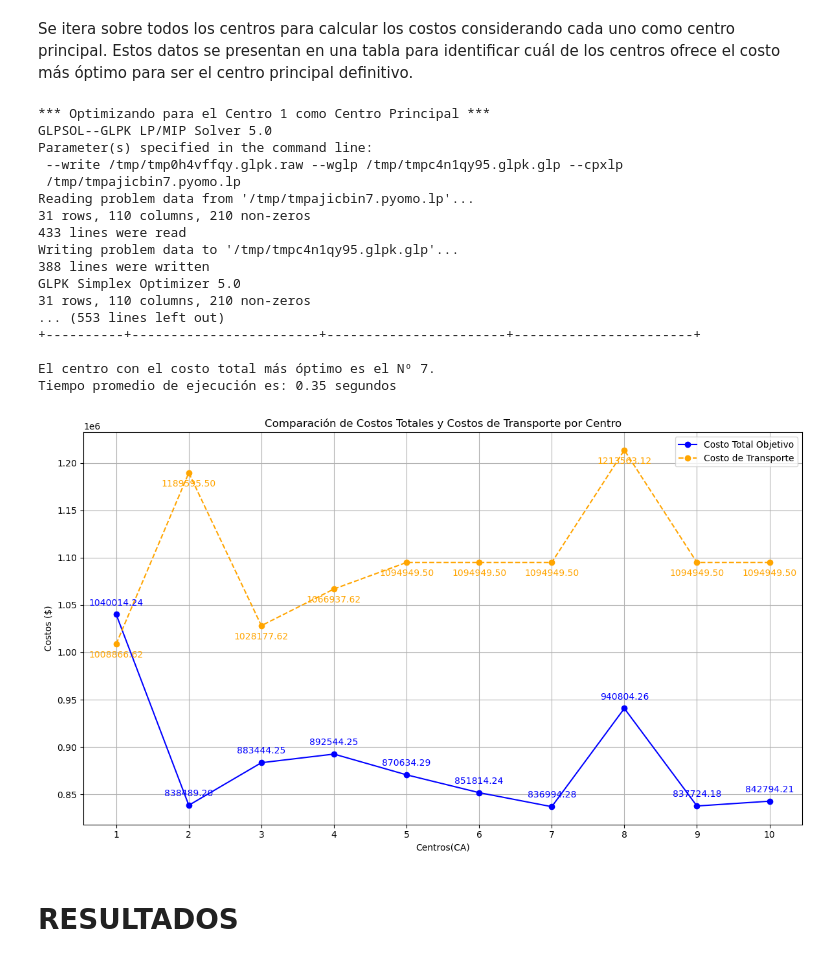
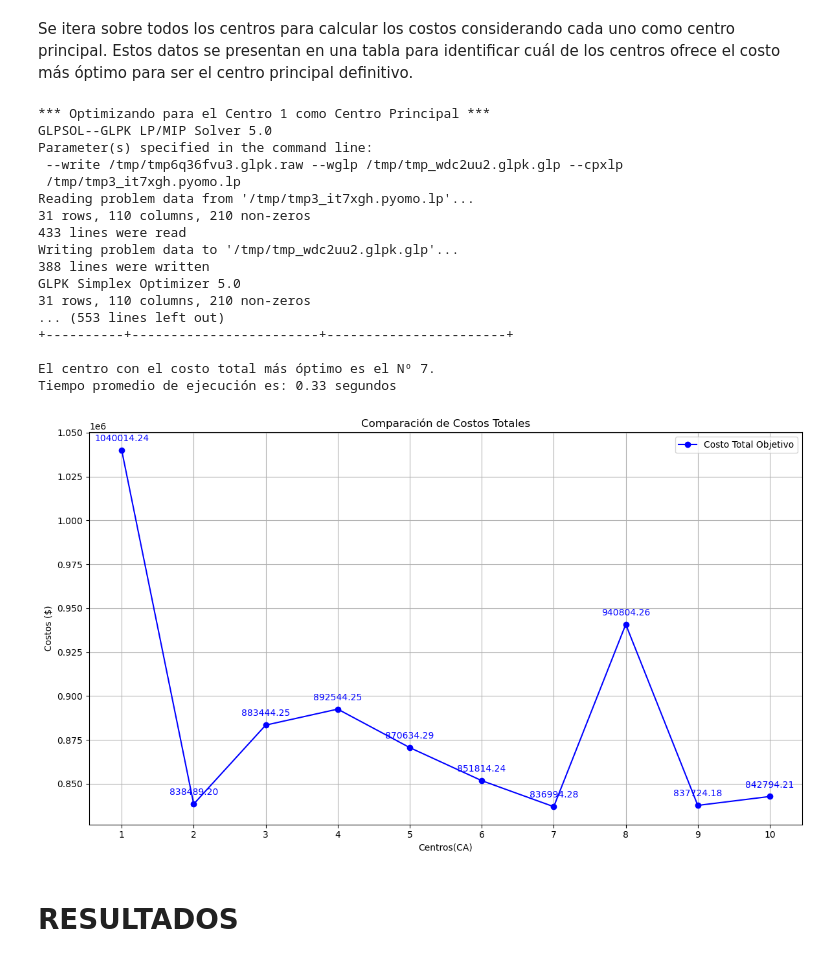
Before and after one commit to Manuelortegaj11/Model, a Jupyter notebook: Queso.ipynb, the cells around one changed output. Saved outputs shown, nothing was run; the diff lists cells and outputs as text; code cells hidden in the pictures.

```diff
--- a/Queso.ipynb
+++ b/Queso.ipynb
@@ -458,6 +458,7 @@ for centro_id in range(len(centros_acopio_df) // 2):
         'costo_transporte': costo_transporte_valor,
         'tiempo_ejecucion': elapsed_time
     }
+    #print(f'Costo de transporte para el centro {centro_id + 1} = ${costo_transporte_valor:,.2f}')
     print(f'Objetivo de costo total para el centro {centro_id + 1} como Centro Principal = ${costo_total_valor:,.2f}')
     print(f'Tiempo de ejecución: {elapsed_time:.2f} segundos\n\n')
 
@@ -474,7 +475,7 @@ print('\n\nTabla de costos objetivos, costos de transporte y tiempos de ejecuci
 
 tabla = [[centro,
           f"${datos['costo_total']:,.2f}",
-          f"${datos['costo_transporte']:,.2f}",
+          #f"${datos['costo_transporte']:,.2f}",
           f"{datos['tiempo_ejecucion']:.2f} segundos"]
          for centro, datos in resultados.items()]
 headers = ["Centro", "Costo Total Objetivo", "Costo de Transporte", "Tiempo de Ejecución"]
@@ -494,44 +495,45 @@ costos_totales = [resultados[centro]['costo_total'] for centro in centros]
 costos_transporte = [resultados[centro]['costo_transporte'] for centro in centros]
 
 # Crear gráfico
 plt.figure(figsize=(12, 7))
 
 plt.plot(centros, costos_totales, marker='o', linestyle='-', color='blue', label='Costo Total Objetivo')
-plt.plot(centros, costos_transporte, marker='o', linestyle='--', color='orange', label='Costo de Transporte')
+#plt.plot(centros, costos_transporte, marker='o', linestyle='--', color='orange', label='Costo de Transporte')
 
 # Anotaciones en el gráfico
 for i, txt in enumerate(costos_totales):
     plt.annotate(f'{txt:.2f}', (centros[i], costos_totales[i]), textcoords="offset points", xytext=(0,10), ha='center', color='blue')
-for i, txt in enumerate(costos_transporte):
-    plt.annotate(f'{txt:.2f}', (centros[i], costos_transporte[i]), textcoords="offset points", xytext=(0,-15), ha='center', color='orange')
+#for i, txt in enumerate(costos_transporte):
+#    plt.annotate(f'{txt:.2f}', (centros[i], costos_transporte[i]), textcoords="offset points", xytext=(0,-15), ha='center', color='orange')
 
 plt.xlabel('Centros(CA)')
 plt.ylabel('Costos ($)')
-plt.title('Comparación de Costos Totales y Costos de Transporte por Centro')
+plt.title('Comparación de Costos Totales')
+#plt.title('Comparación de Costos Totales y Costos de Transporte por Centro')
 plt.legend()
 plt.grid(True)
 
 plt.tight_layout()
 plt.show()
 # %% [output]
 *** Optimizando para el Centro 1 como Centro Principal ***
 GLPSOL--GLPK LP/MIP Solver 5.0
 Parameter(s) specified in the command line:
- --write /tmp/tmp0h4vffqy.glpk.raw --wglp /tmp/tmpc4n1qy95.glpk.glp --cpxlp
- /tmp/tmpajicbin7.pyomo.lp
-Reading problem data from '/tmp/tmpajicbin7.pyomo.lp'...
+ --write /tmp/tmp6q36fvu3.glpk.raw --wglp /tmp/tmp_wdc2uu2.glpk.glp --cpxlp
+ /tmp/tmp3_it7xgh.pyomo.lp
+Reading problem data from '/tmp/tmp3_it7xgh.pyomo.lp'...
 31 rows, 110 columns, 210 non-zeros
 433 lines were read
-Writing problem data to '/tmp/tmpc4n1qy95.glpk.glp'...
+Writing problem data to '/tmp/tmp_wdc2uu2.glpk.glp'...
 388 lines were written
 GLPK Simplex Optimizer 5.0
 31 rows, 110 columns, 210 non-zeros
 ... (553 lines left out)
-+----------+------------------------+-----------------------+-----------------------+
++----------+------------------------+-----------------------+
 
 El centro con el costo total más óptimo es el Nº 7.
-Tiempo promedio de ejecución es: 0.35 segundos
+Tiempo promedio de ejecución es: 0.33 segundos
-[figure, old version]
+[figure, new version]
 # %% [markdown]
 # RESULTADOS
 # %% [markdown]
```
Also changed, not shown: 1 other file.
